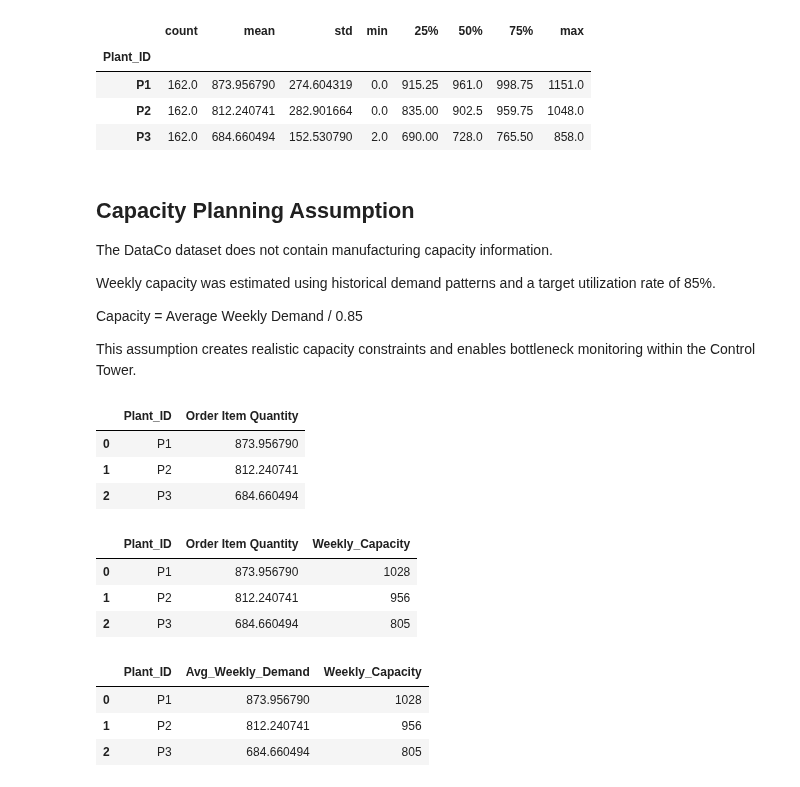
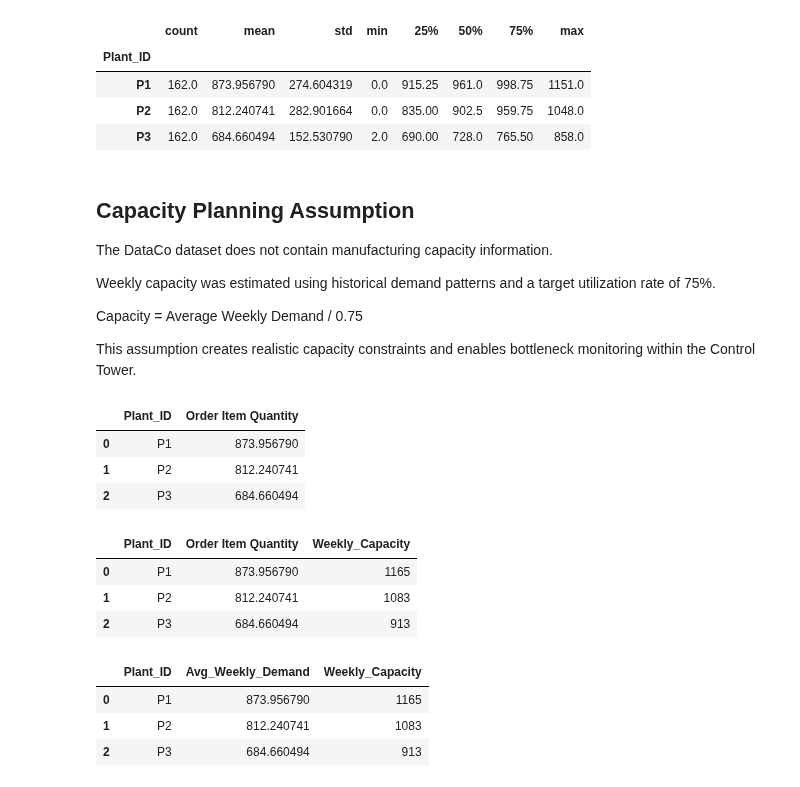
Before and after one commit to rsm-chl307/SupplyChain_Control_Tower_DataCo, a Jupyter notebook: notebooks/01_data_modeling.ipynb, the cells around one changed output. Drawn from its saved outputs; the diff is of its cells as text; code cells hidden in the pictures.

```diff
--- a/notebooks/01_data_modeling.ipynb
+++ b/notebooks/01_data_modeling.ipynb
@@ -364,9 +364,9 @@ weekly_plant_demand.to_csv(
 
 The DataCo dataset does not contain manufacturing capacity information.
 
-Weekly capacity was estimated using historical demand patterns and a target utilization rate of 85%.
+Weekly capacity was estimated using historical demand patterns and a target utilization rate of 75%.
 
-Capacity = Average Weekly Demand / 0.85
+Capacity = Average Weekly Demand / 0.75
 
 This assumption creates realistic capacity constraints and enables bottleneck monitoring within the Control Tower.
 # %%
@@ -384,19 +384,19 @@ capacity_table
 | 1 | P2 | 812.240741 |
 | 2 | P3 | 684.660494 |
 # %%
-TARGET_UTILIZATION = 0.85
+TARGET_UTILIZATION = 0.75
 
 capacity_table["Weekly_Capacity"] = (
     capacity_table["Order Item Quantity"]
     / TARGET_UTILIZATION
 ).round().astype(int)
 
 capacity_table
 # %% [output]
 |  | Plant_ID | Order Item Quantity | Weekly_Capacity |
-| 0 | P1 | 873.956790 | 1028 |
-| 1 | P2 | 812.240741 | 956 |
-| 2 | P3 | 684.660494 | 805 |
+| 0 | P1 | 873.956790 | 1165 |
+| 1 | P2 | 812.240741 | 1083 |
+| 2 | P3 | 684.660494 | 913 |
 # %%
 capacity_table = capacity_table.rename(
     columns={
@@ -407,9 +407,9 @@ capacity_table = capacity_table.rename(
 capacity_table
 # %% [output]
 |  | Plant_ID | Avg_Weekly_Demand | Weekly_Capacity |
-| 0 | P1 | 873.956790 | 1028 |
-| 1 | P2 | 812.240741 | 956 |
-| 2 | P3 | 684.660494 | 805 |
+| 0 | P1 | 873.956790 | 1165 |
+| 1 | P2 | 812.240741 | 1083 |
+| 2 | P3 | 684.660494 | 913 |
 # %%
 capacity_table.to_csv(
     "../data/master/capacity_table.csv",
```
Also changed, not shown: parts of 1 cell of this notebook, 4 other files.
